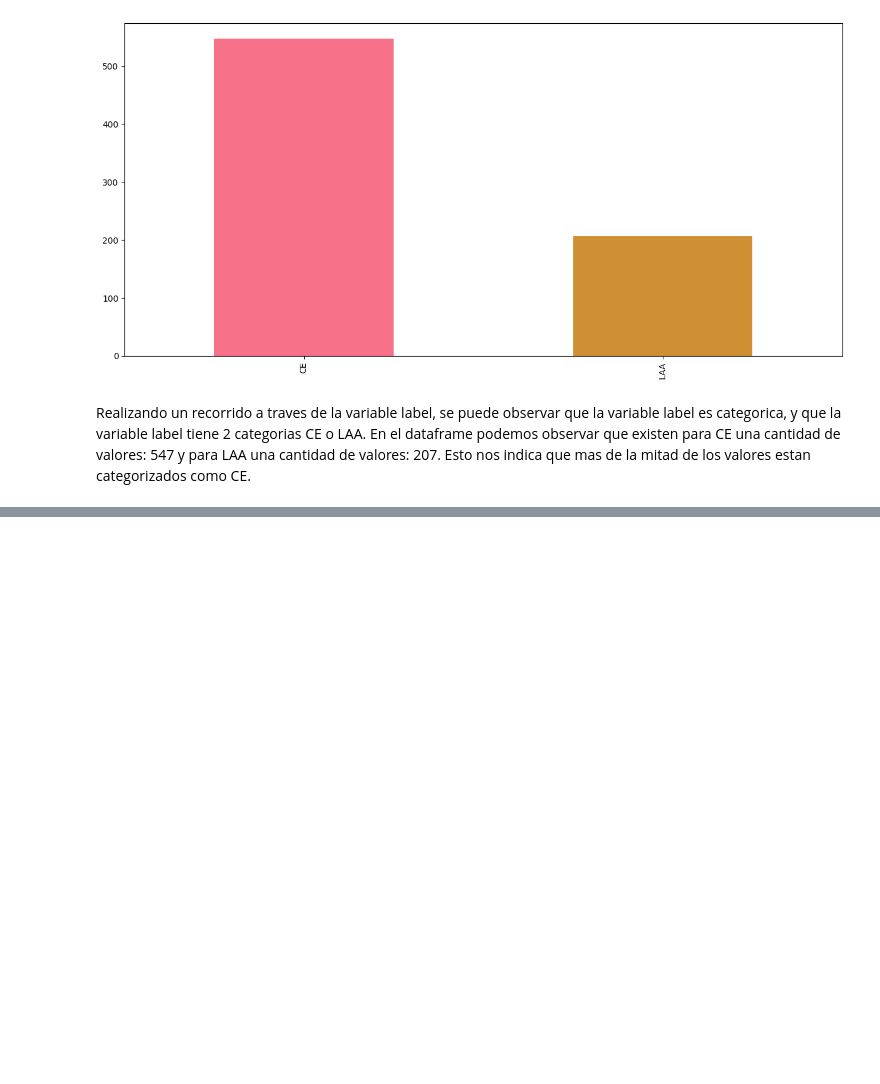
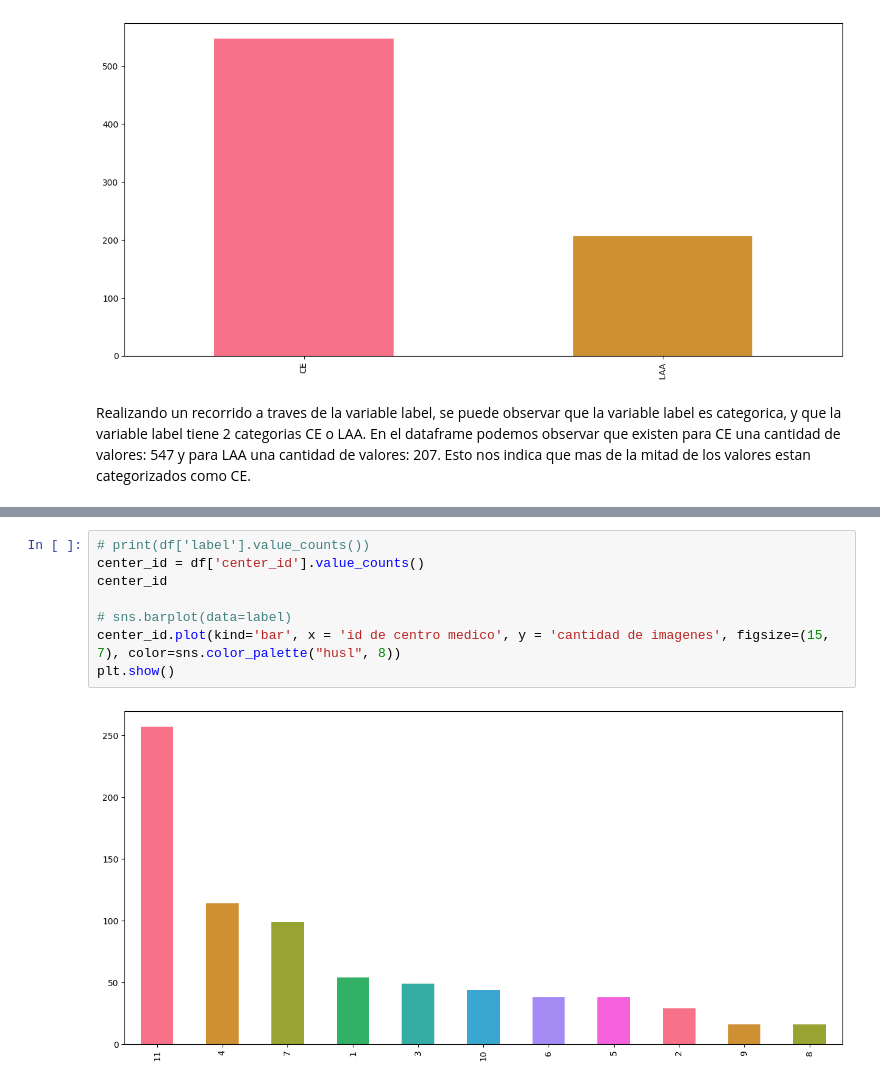
Before and after one commit to JmDeleon2000/proyecto-2, a Jupyter notebook: analisis.ipynb, the cells around one changed output, grey strips where cells are left out. Drawn from its saved outputs; the diff is of its cells as text; blank space fills up the shorter version.

```diff
--- a/analisis.ipynb
+++ b/analisis.ipynb
@@ -259,0 +284,10 @@ Esto nos indica que mas de la mitad de los valores estan categorizados como CE.
+# %%
+# print(df['label'].value_counts())
+center_id = df['center_id'].value_counts()
+center_id
+
+# sns.barplot(data=label)
+center_id.plot(kind='bar', x = 'id de centro medico', y = 'cantidad de imagenes', figsize=(15, 7), color=sns.color_palette("husl", 8))
+plt.show()
+# %% [output]
+[figure, added]
```
Also changed, not shown: parts of 5 cells of this notebook.
